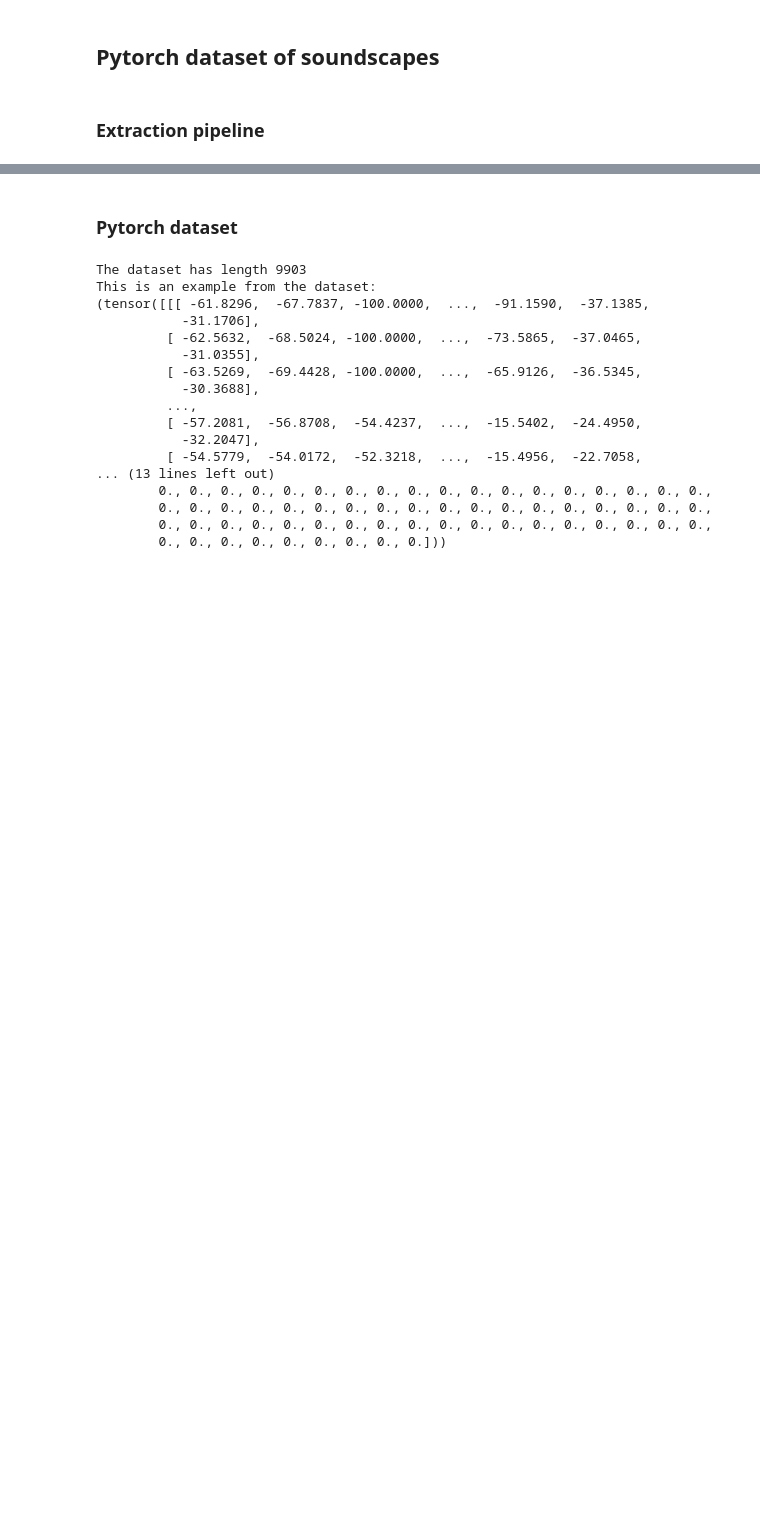
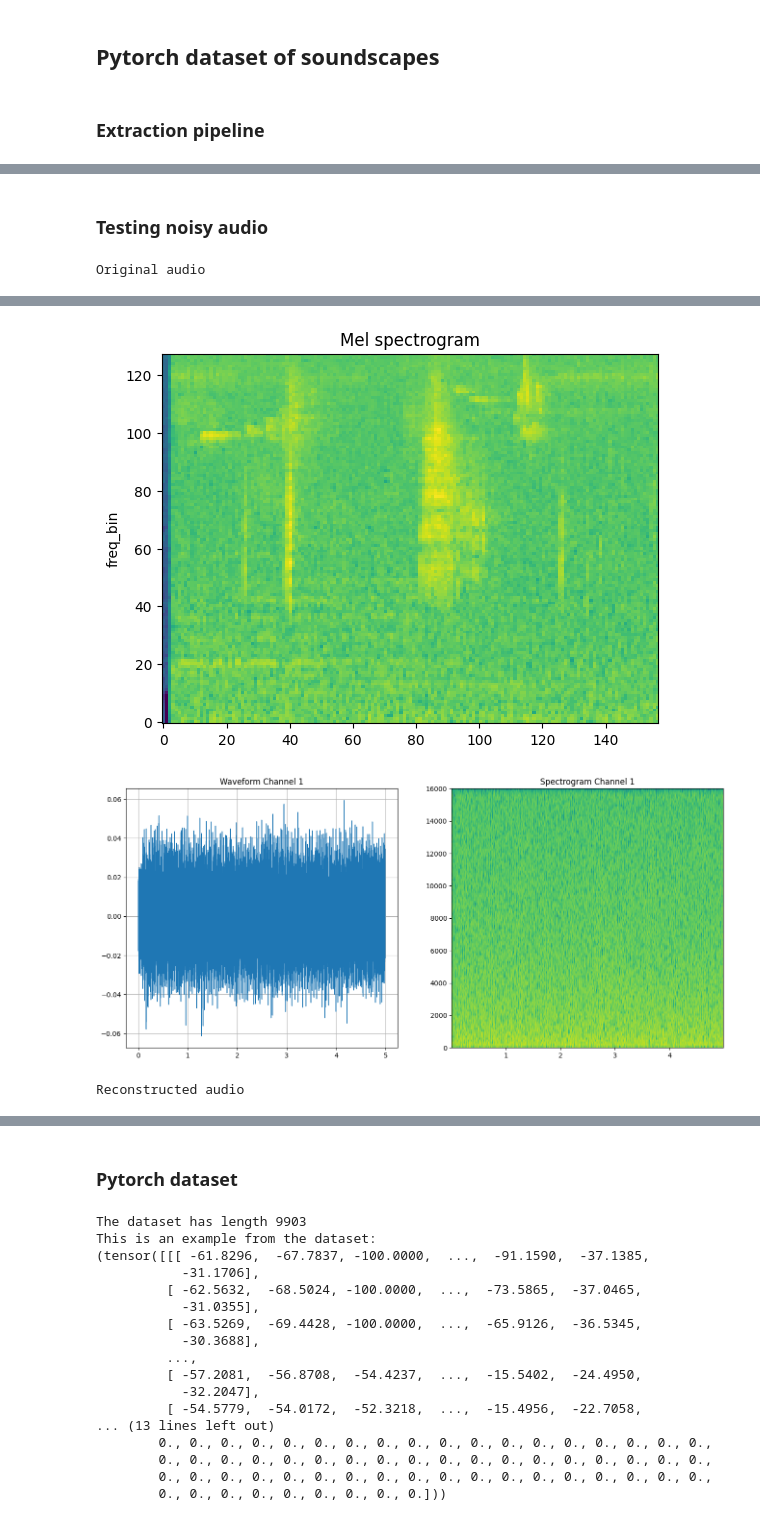
Before and after one commit to Chavelanda/birdclef_2023, a Jupyter notebook: nbs/02_dataset.ipynb, the cells around one changed output, grey strips where cells are left out. Drawn from its saved outputs; the diff is of its cells as text; code cells hidden in the pictures; blank space fills up the shorter version.

```diff
--- a/nbs/02_dataset.ipynb
+++ b/nbs/02_dataset.ipynb
@@ -140 +127,18 @@ Audio(waveform.numpy(), rate=32000)
 [interactive output not drawn]
+# %% [markdown]
+### Testing noisy audio
+# %%
+filename = '../data/audio_data/thrnig1/XC193336.ogg'
+print('Original audio')
+display(Audio(filename, rate=32000))
+pipeline = MyPipeline()
+mel_spec = pipeline(filename)
+plot_spectrogram(mel_spec[0], title='Mel spectrogram', db=True)
+waveform = mel_to_wave(mel_spec)
+plot_audio(waveform=waveform, sample_rate=32000)
+#print('Filtered audio')
+#display(Audio(filtered.numpy(), rate=32000))
+print('Reconstructed audio')
+display(Audio(waveform.numpy(), rate=32000))
+# %% [output]
+Original audio
@@ -140,0 +146,3 @@ Audio(waveform.numpy(), rate=32000)
+[figure, added]
+[figure, added]
+Reconstructed audio
```
Also changed, not shown: parts of 3 cells of this notebook, 3 other files.
